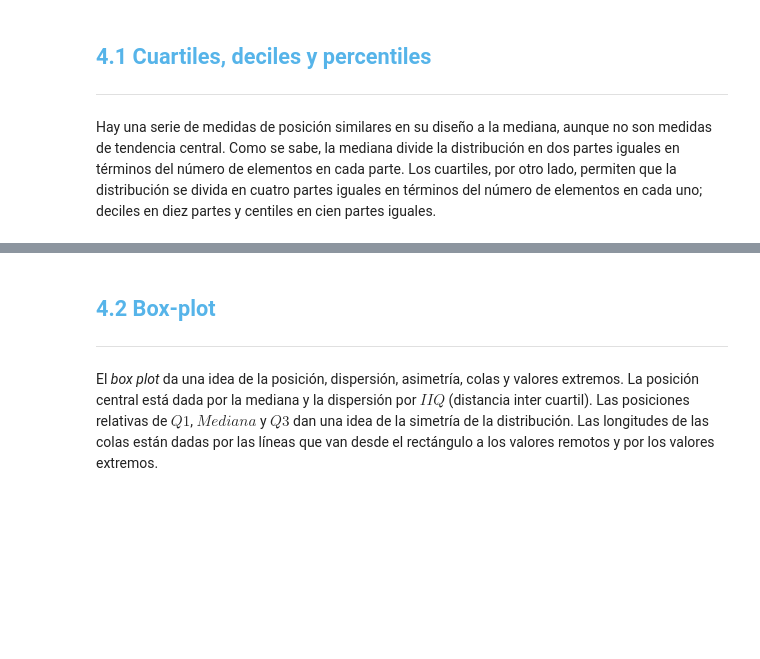
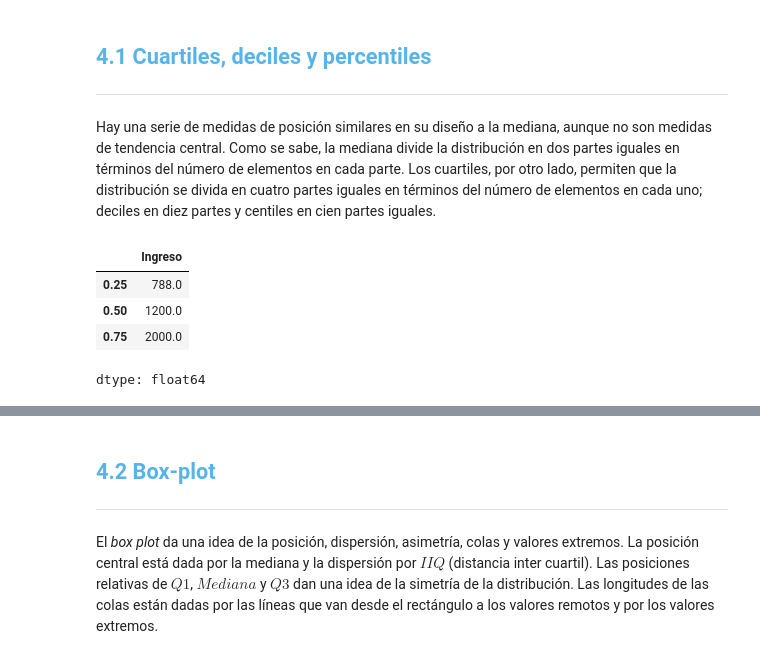
Before and after one commit to cmrondon2000/Curso-de-Estadistica-con-Python, a Jupyter notebook: Curso_de_Estadística_con_Python_1.ipynb, the cells around one changed output, grey strips where cells are left out. Saved outputs shown, nothing was run; the diff lists cells and outputs as text; code cells hidden in the pictures; blank space fills up the shorter version.

```diff
--- a/Curso_de_Estadística_con_Python_1.ipynb
+++ b/Curso_de_Estadística_con_Python_1.ipynb
@@ -909,3 +888,11 @@ np.float64(9.469664237376367)
 ***
 
 Hay una serie de medidas de posición similares en su diseño a la mediana, aunque no son medidas de tendencia central. Como se sabe, la mediana divide la distribución en dos partes iguales en términos del número de elementos en cada parte. Los cuartiles, por otro lado, permiten que la distribución se divida en cuatro partes iguales en términos del número de elementos en cada uno; deciles en diez partes y centiles en cien partes iguales.
+# %%
+datos.Ingreso.quantile([0.25,0.5,0.75])
+# %% [output]
+|  | Ingreso |
+| 0.25 | 788.0 |
+| 0.50 | 1200.0 |
+| 0.75 | 2000.0 |
+dtype: float64
```
Also changed, not shown: parts of 13 cells of this notebook.
